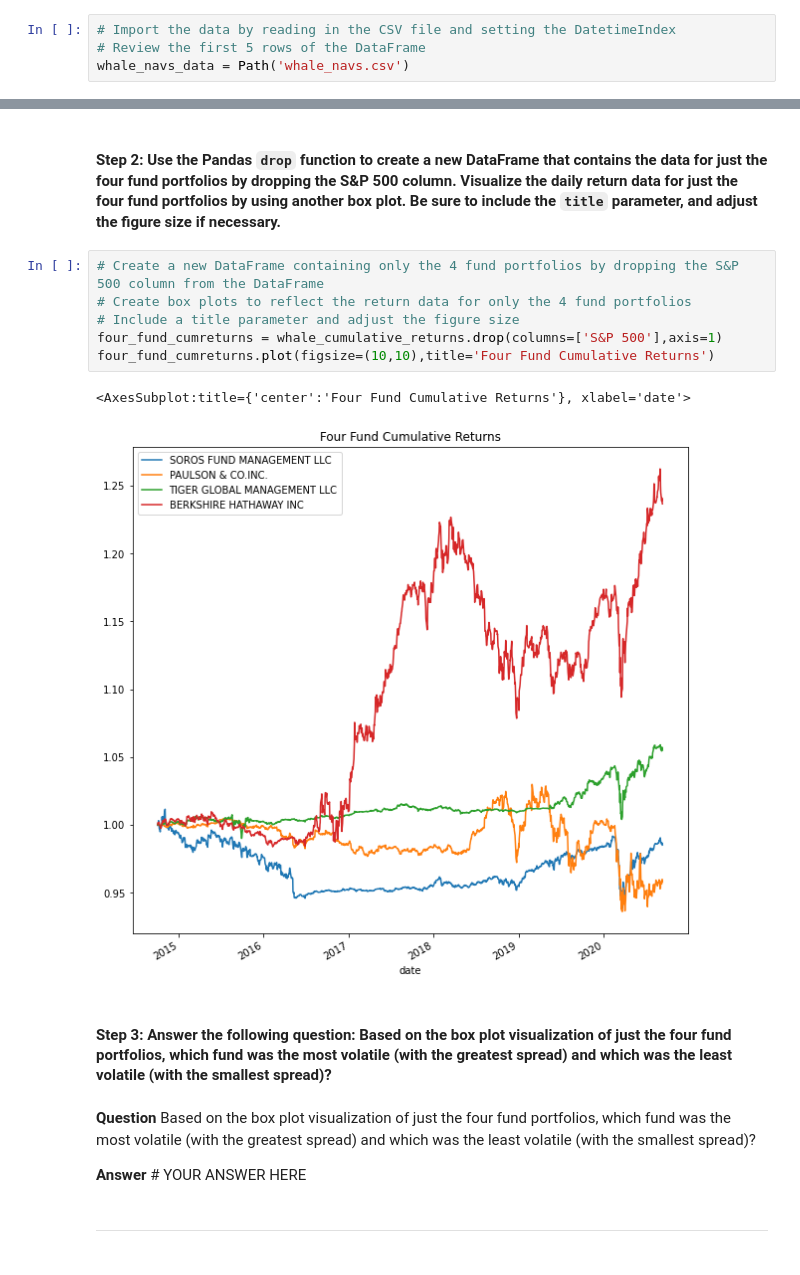
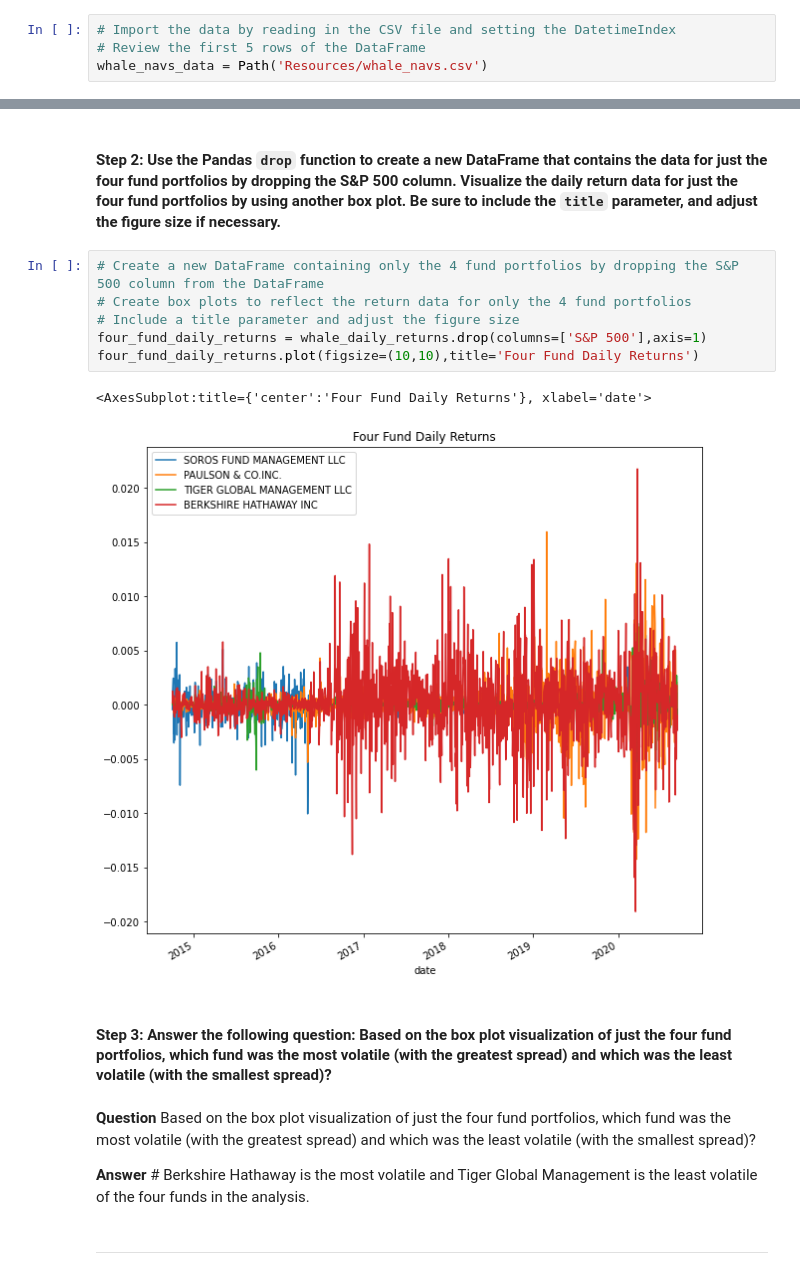
Before and after one commit to QuinnStroube/Portfolio_Analysis, a Jupyter notebook: risk_return_analysis.ipynb, the cells around one changed output, grey strips where cells are left out. Saved outputs shown, nothing was run; the diff lists cells and outputs as text.

```diff
--- a/risk_return_analysis.ipynb
+++ b/risk_return_analysis.ipynb
@@ -110,7 +110,7 @@ import seaborn as sns
 # %%
 # Import the data by reading in the CSV file and setting the DatetimeIndex
 # Review the first 5 rows of the DataFrame
-whale_navs_data = Path('whale_navs.csv')
+whale_navs_data = Path('Resources/whale_navs.csv')
 # %% [markdown]
 #### Step 3: Use the Pandas `pct_change` function together with `dropna` to create the daily returns DataFrame. Base this DataFrame on the NAV prices of the four portfolios and on the closing price of the S&P 500 Index. Review the first five rows of the daily returns DataFrame.
 # %%
@@ -204,18 +204,18 @@ whale_cumulative_returns.head()
 # %%
 # Create a new DataFrame containing only the 4 fund portfolios by dropping the S&P 500 column from the DataFrame
 # Create box plots to reflect the return data for only the 4 fund portfolios
 # Include a title parameter and adjust the figure size
-four_fund_cumreturns = whale_cumulative_returns.drop(columns=['S&P 500'],axis=1)
-four_fund_cumreturns.plot(figsize=(10,10),title='Four Fund Cumulative Returns')
+four_fund_daily_returns = whale_daily_returns.drop(columns=['S&P 500'],axis=1)
+four_fund_daily_returns.plot(figsize=(10,10),title='Four Fund Daily Returns')
 # %% [output]
-<AxesSubplot:title={'center':'Four Fund Cumulative Returns'}, xlabel='date'>
+<AxesSubplot:title={'center':'Four Fund Daily Returns'}, xlabel='date'>
-[figure, old version]
+[figure, new version]
 # %% [markdown]
 #### Step 3: Answer the following question: Based on the box plot visualization of just the four fund portfolios, which fund was the most volatile (with the greatest spread) and which was the least volatile (with the smallest spread)?
 # %% [markdown]
 **Question** Based on the box plot visualization of just the four fund portfolios, which fund was the most volatile (with the greatest spread) and which was the least volatile (with the smallest spread)?
 
-**Answer** # YOUR ANSWER HERE
+**Answer** # Berkshire Hathaway is the most volatile and Tiger Global Management is the least volatile of the four funds in the analysis.
 # %% [markdown]
 ---
 # %% [markdown]
```
Also changed, not shown: parts of 3 cells of this notebook.
